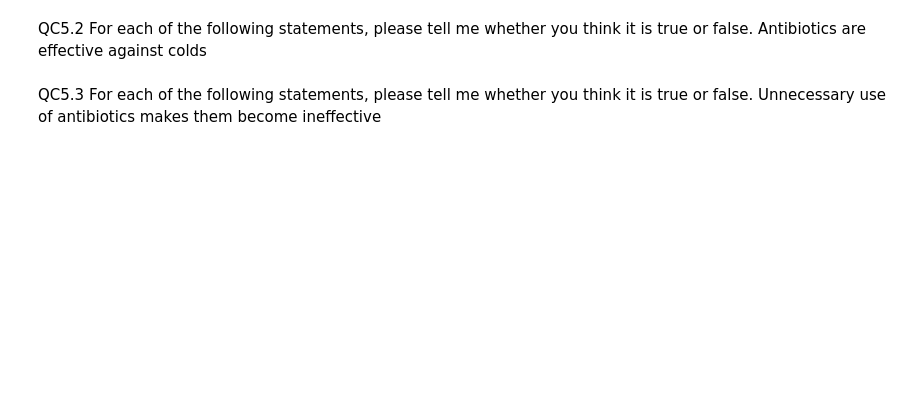
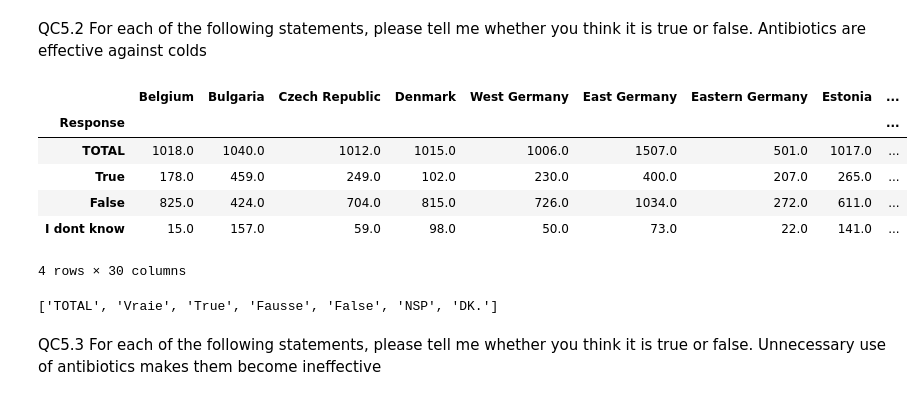
Before and after one commit to phoebemma/Project-1-Writing-a-Data-Science-Blog-post, a Jupyter notebook: EU_Antimicrobial resistance.ipynb, the cells around one changed output. Cells and saved outputs as stored; diff of their text form; code cells hidden in the pictures; blank space fills up the shorter version.

```diff
--- a/EU_Antimicrobial resistance.ipynb
+++ b/EU_Antimicrobial resistance.ipynb
@@ -356,3 +352,29 @@ Question_5_2.head(10)
+# %%
+Question_5_2= pd.read_excel(EU_antibiotics, "QC5.2", skiprows = 7, header = [1])
+Question_5_2= Question_5_2.drop(["UE28\nEU28", "Unnamed: 0"], axis = 1)
+Question_5_2.rename(columns ={"Unnamed: 1":"Response", "BE": "Belgium", "BG": "Bulgaria", "CZ": "Czech Republic",
+                          "DK": "Denmark", "D-W": "West Germany", "DE": "East Germany", "D-E": "Eastern Germany", "EE": "Estonia",
+                           "IE": "Ireland", "EL" :"Greece" , "ES":"Spain", "FR":"France", "HR":"Croatia", "IT":"Italy","CY":"Cyprus",
+                           "LV":"Latvia", "LT": "Lithuania", "LU": "Luxembourg", "HU":"Hungary", "MT":"Malta", "NL":"Netherlands",
+                            "AT":"Austria", "PL": "Poland", "PT":"Portugal", "RO": "Romania", "SI":"Slovenia", "SK":"Slovekia",
+                          "FI":"Finland", "SE": "Sweden", "UK":"United Kingdom" }, inplace = True)
+Question_5_2 = Question_5_2.set_index("Response")
+Question_5_2 =Question_5_2.loc[["TOTAL", "Vraie", "Fausse", "NSP"]]
+Question_5_2= Question_5_2.rename(index= {"Vraie":"True", "Fausse":"False", "NSP":"I dont know"})
+Question_5_2.reset_index(drop = True)
+Question_5_2.head(20)
+# %% [output]
+|  | Belgium | Bulgaria | Czech Republic | Denmark | West Germany | East Germany | Eastern Germany | Estonia | ... |
+| Response |  |  |  |  |  |  |  |  | ... |
+| TOTAL | 1018.0 | 1040.0 | 1012.0 | 1015.0 | 1006.0 | 1507.0 | 501.0 | 1017.0 | ... |
+| True | 178.0 | 459.0 | 249.0 | 102.0 | 230.0 | 400.0 | 207.0 | 265.0 | ... |
+| False | 825.0 | 424.0 | 704.0 | 815.0 | 726.0 | 1034.0 | 272.0 | 611.0 | ... |
+| I dont know | 15.0 | 157.0 | 59.0 | 98.0 | 50.0 | 73.0 | 22.0 | 141.0 | ... |
+4 rows × 30 columns
+# %%
+list(Question_5_2["Response"])
+# %% [output]
+['TOTAL', 'Vraie', 'True', 'Fausse', 'False', 'NSP', 'DK.']
 # %% [markdown]
 QC5.3 For each of the following statements, please tell me whether you think it is true or false.
 Unnecessary use of antibiotics makes them become ineffective
```
Also changed, not shown: parts of 18 cells of this notebook.
